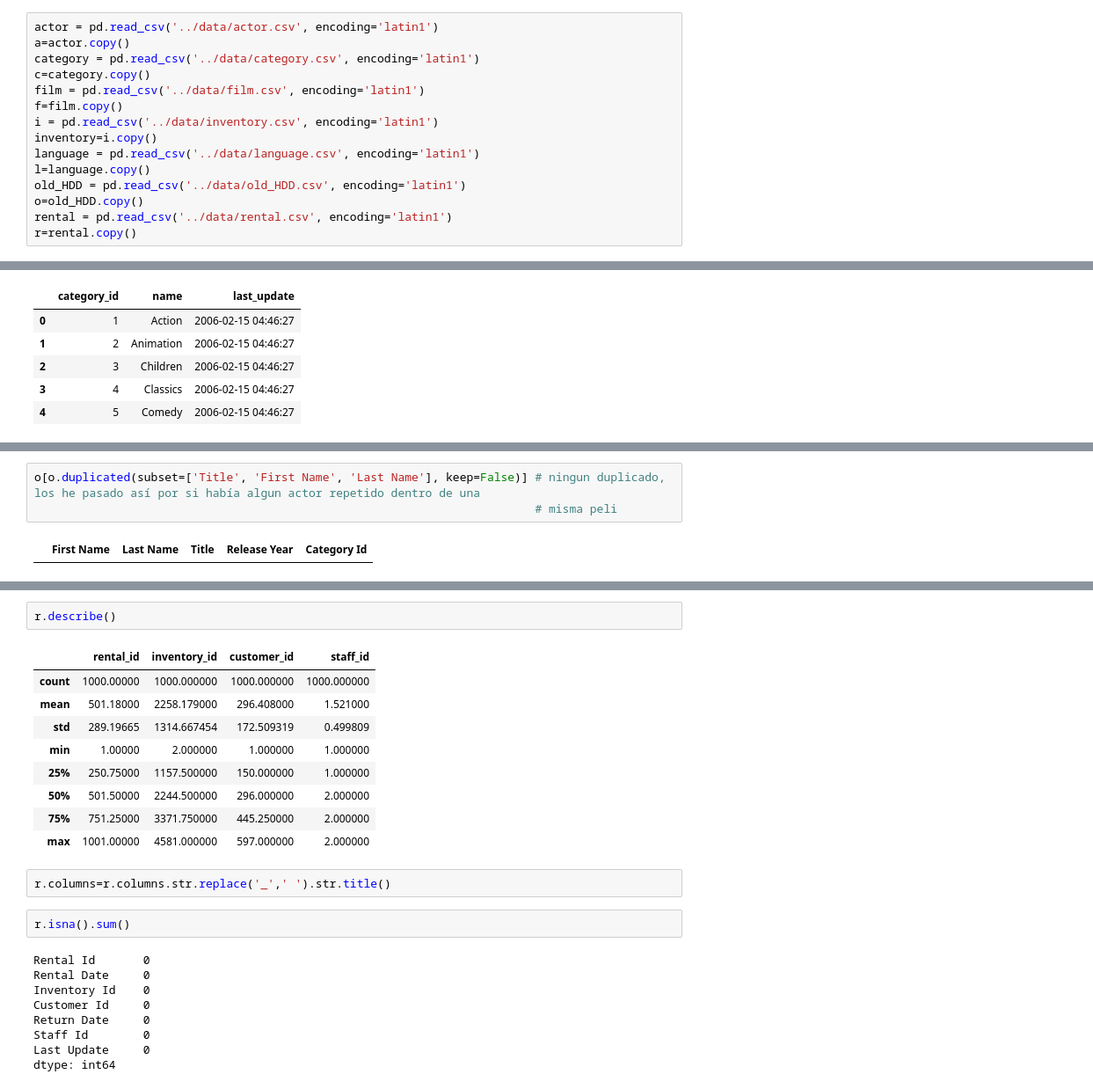
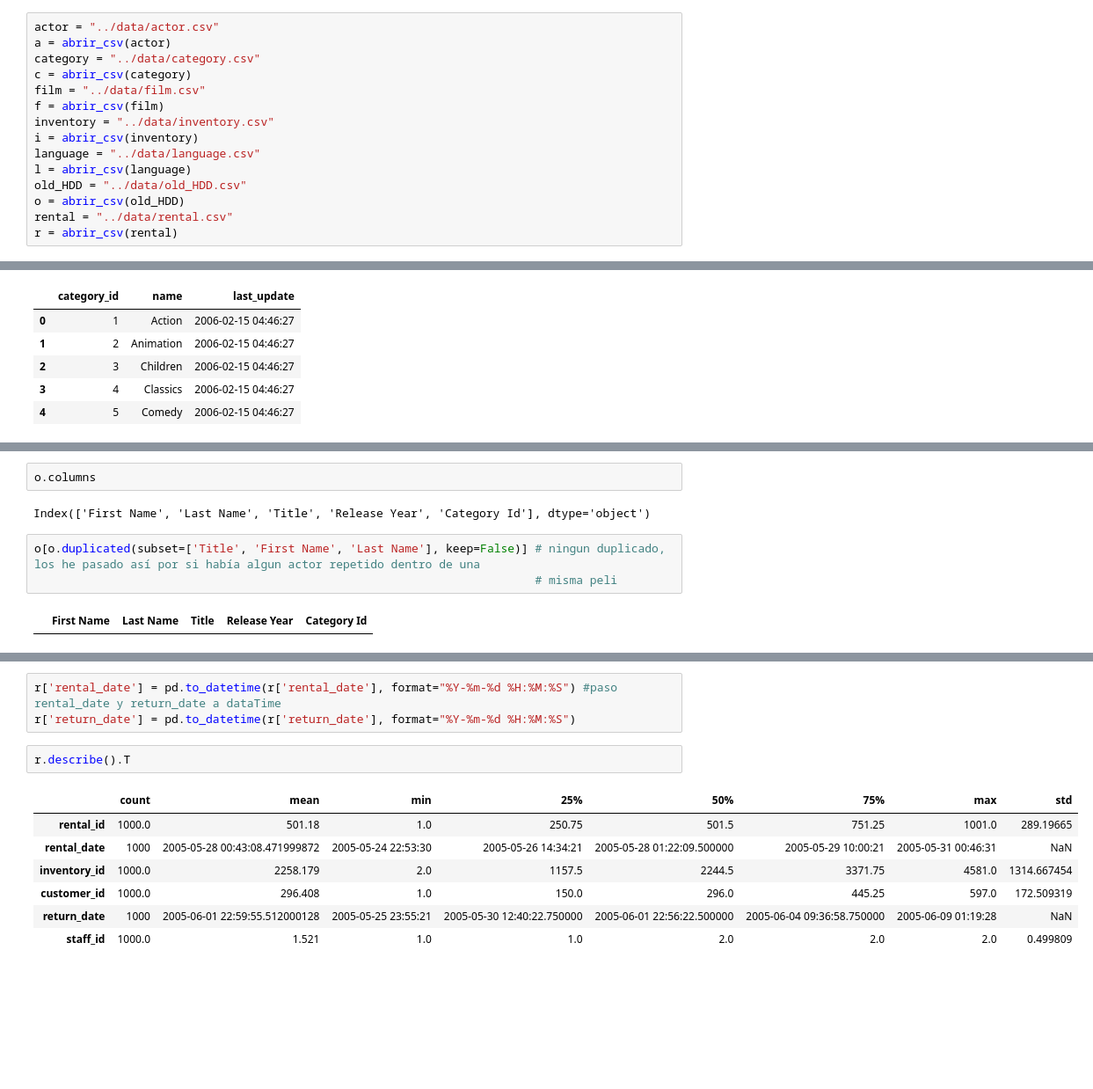
Before and after one commit to ClaraGallardo/sql-data-base-building, a Jupyter notebook: notebook/1.Limpieza.ipynb, the cells around one changed output, grey strips where cells are left out. Shown: that part at 88% size. Drawn from its saved outputs; the diff is of its cells as text; blank space fills up the shorter version.

```diff
--- a/notebook/1.Limpieza.ipynb
+++ b/notebook/1.Limpieza.ipynb
@@ -12,16 +11,16 @@ import clean
 # %%
-actor = pd.read_csv('../data/actor.csv', encoding='latin1')
-a=actor.copy()
-category = pd.read_csv('../data/category.csv', encoding='latin1')
-c=category.copy()
-film = pd.read_csv('../data/film.csv', encoding='latin1')
-f=film.copy()
-i = pd.read_csv('../data/inventory.csv', encoding='latin1')
-inventory=i.copy()
-language = pd.read_csv('../data/language.csv', encoding='latin1')
-l=language.copy()
-old_HDD = pd.read_csv('../data/old_HDD.csv', encoding='latin1')
-o=old_HDD.copy()
-rental = pd.read_csv('../data/rental.csv', encoding='latin1')
-r=rental.copy()
+actor = "../data/actor.csv"
+a = abrir_csv(actor)
+category = "../data/category.csv"
+c = abrir_csv(category)
+film = "../data/film.csv"
+f = abrir_csv(film)
+inventory = "../data/inventory.csv"
+i = abrir_csv(inventory)
+language = "../data/language.csv"
+l = abrir_csv(language)
+old_HDD = "../data/old_HDD.csv"
+o = abrir_csv(old_HDD)
+rental = "../data/rental.csv"
+r = abrir_csv(rental)
 # %% [markdown]
@@ -363,3 +313,7 @@ o.columns=o.columns.str.replace('_',' ').str.title()
+# %%
+o.columns
+# %% [output]
+Index(['First Name', 'Last Name', 'Title', 'Release Year', 'Category Id'], dtype='object')
 # %%
 o[o.duplicated(subset=['Title', 'First Name', 'Last Name'], keep=False)] # ningun duplicado, los he pasado así por si había algun actor repetido dentro de una
                                                                          # misma peli
@@ -384,28 +338,16 @@ Data columns (total 7 columns):
  6   last_update   1000 non-null   object
 dtypes: int64(4), object(3)
 memory usage: 54.8+ KB
+# %%
+r['rental_date'] = pd.to_datetime(r['rental_date'], format="%Y-%m-%d %H:%M:%S") #paso rental_date y return_date a dataTime
+r['return_date'] = pd.to_datetime(r['return_date'], format="%Y-%m-%d %H:%M:%S")
 # %%
-r.describe()
+r.describe().T
 # %% [output]
-|  | rental_id | inventory_id | customer_id | staff_id |
-| count | 1000.00000 | 1000.000000 | 1000.000000 | 1000.000000 |
-| mean | 501.18000 | 2258.179000 | 296.408000 | 1.521000 |
-| std | 289.19665 | 1314.667454 | 172.509319 | 0.499809 |
-| min | 1.00000 | 2.000000 | 1.000000 | 1.000000 |
-| 25% | 250.75000 | 1157.500000 | 150.000000 | 1.000000 |
-| 50% | 501.50000 | 2244.500000 | 296.000000 | 2.000000 |
-| 75% | 751.25000 | 3371.750000 | 445.250000 | 2.000000 |
-| max | 1001.00000 | 4581.000000 | 597.000000 | 2.000000 |
+|  | count | mean | min | 25% | 50% | 75% | max | std |
+| rental_id | 1000.0 | 501.18 | 1.0 | 250.75 | 501.5 | 751.25 | 1001.0 | 289.19665 |
+| rental_date | 1000 | 2005-05-28 00:43:08.471999872 | 2005-05-24 22:53:30 | 2005-05-26 14:34:21 | 2005-05-28 01:22:09.500000 | 2005-05-29 10:00:21 | 2005-05-31 00:46:31 | NaN |
+| inventory_id | 1000.0 | 2258.179 | 2.0 | 1157.5 | 2244.5 | 3371.75 | 4581.0 | 1314.667454 |
+| customer_id | 1000.0 | 296.408 | 1.0 | 150.0 | 296.0 | 445.25 | 597.0 | 172.509319 |
+| return_date | 1000 | 2005-06-01 22:59:55.512000128 | 2005-05-25 23:55:21 | 2005-05-30 12:40:22.750000 | 2005-06-01 22:56:22.500000 | 2005-06-04 09:36:58.750000 | 2005-06-09 01:19:28 | NaN |
+| staff_id | 1000.0 | 1.521 | 1.0 | 1.0 | 2.0 | 2.0 | 2.0 | 0.499809 |
-# %%
-r.columns=r.columns.str.replace('_',' ').str.title()
-# %%
-r.isna().sum()
-# %% [output]
-Rental Id       0
-Rental Date     0
-Inventory Id    0
-Customer Id     0
-Return Date     0
-Staff Id        0
-Last Update     0
-dtype: int64
```
Also changed, not shown: parts of 66 cells of this notebook, 2 other files.
